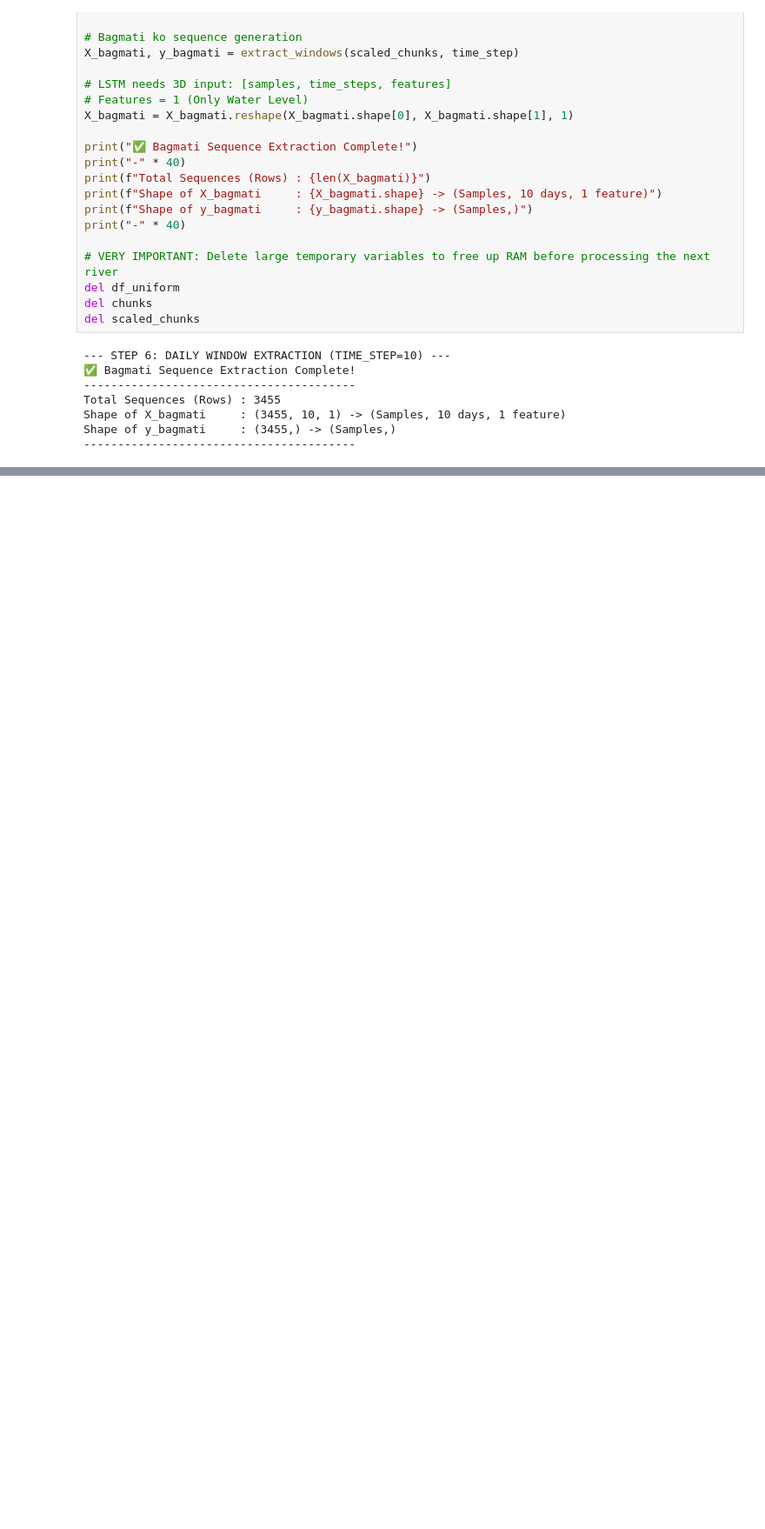
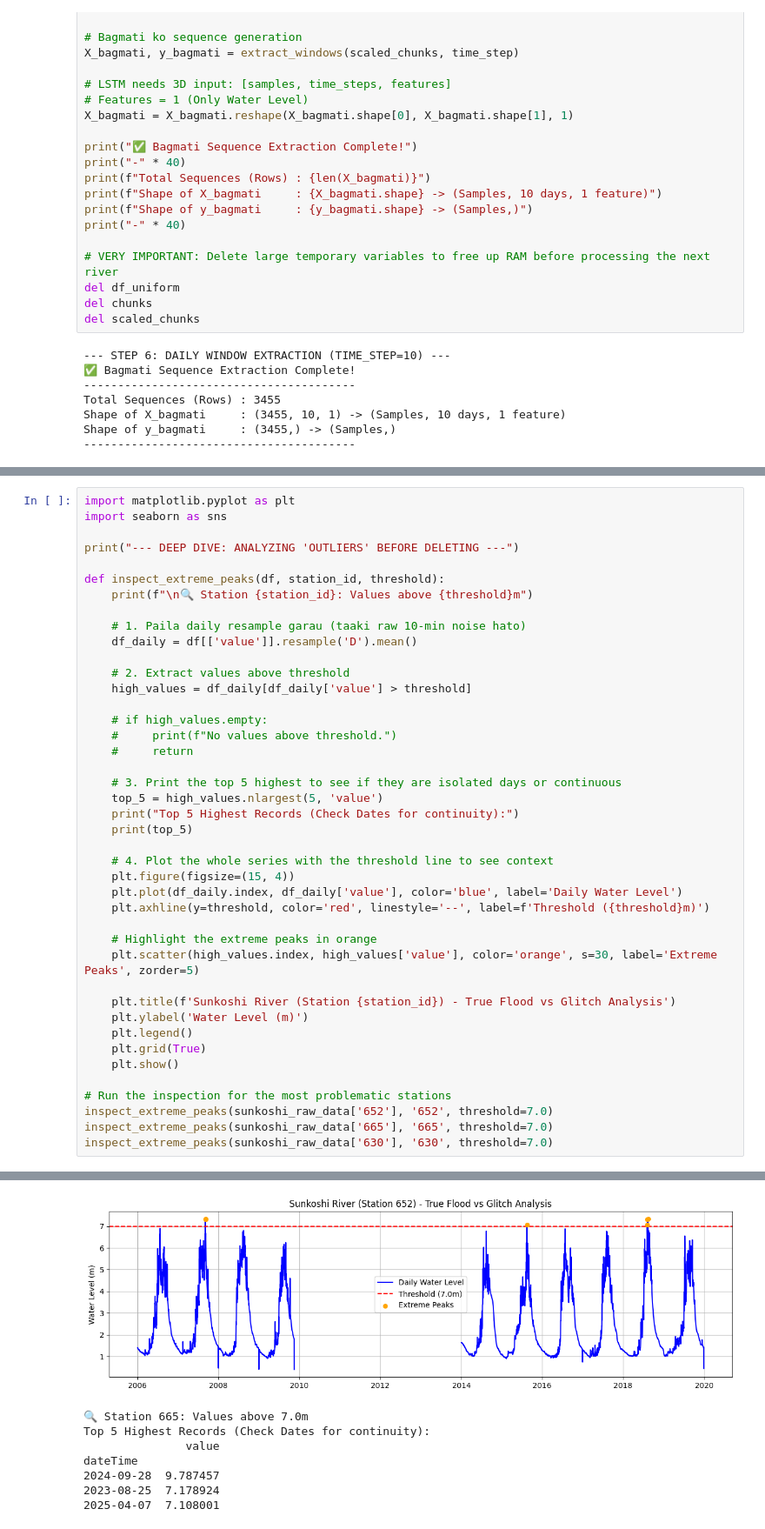
Before and after one commit to shishir881/Kamala-River-WaterLevel-Detection-RAN, a Jupyter notebook: cleaned data_base model/bagmati.ipynb, the cells around one changed output, grey strips where cells are left out. Shown at 87% size. Cells and saved outputs as stored; diff of their text form; blank space fills up the shorter version.

Commit message:
add sunkoshi data

```diff
--- a/cleaned data_base model/bagmati.ipynb
+++ b/cleaned data_base model/bagmati.ipynb
@@ -256,0 +351,43 @@ Shape of y_bagmati     : (3455,) -> (Samples,)
+# %%
+import matplotlib.pyplot as plt
+import seaborn as sns
+
+print("--- DEEP DIVE: ANALYZING 'OUTLIERS' BEFORE DELETING ---")
+
+def inspect_extreme_peaks(df, station_id, threshold):
+    print(f"\n🔍 Station {station_id}: Values above {threshold}m")
+
+    # 1. Paila daily resample garau (taaki raw 10-min noise hato)
+    df_daily = df[['value']].resample('D').mean()
+
+    # 2. Extract values above threshold
+    high_values = df_daily[df_daily['value'] > threshold]
+
+    # if high_values.empty:
+    #     print(f"No values above threshold.")
+    #     return
+
+    # 3. Print the top 5 highest to see if they are isolated days or continuous
+    top_5 = high_values.nlargest(5, 'value')
+    print("Top 5 Highest Records (Check Dates for continuity):")
+    print(top_5)
+
+    # 4. Plot the whole series with the threshold line to see context
+    plt.figure(figsize=(15, 4))
+    plt.plot(df_daily.index, df_daily['value'], color='blue', label='Daily Water Level')
+    plt.axhline(y=threshold, color='red', linestyle='--', label=f'Threshold ({threshold}m)')
+
+    # Highlight the extreme peaks in orange
+    plt.scatter(high_values.index, high_values['value'], color='orange', s=30, label='Extreme Peaks', zorder=5)
+
+    plt.title(f'Sunkoshi River (Station {station_id}) - True Flood vs Glitch Analysis')
+    plt.ylabel('Water Level (m)')
+    plt.legend()
+    plt.grid(True)
+    plt.show()
+
+# Run the inspection for the most problematic stations
+inspect_extreme_peaks(sunkoshi_raw_data['652'], '652', threshold=7.0)
+inspect_extreme_peaks(sunkoshi_raw_data['665'], '665', threshold=7.0)
+inspect_extreme_peaks(sunkoshi_raw_data['630'], '630', threshold=7.0)
+# %% [output]
@@ -256,0 +405,8 @@ Shape of y_bagmati     : (3455,) -> (Samples,)
+[figure, added]
+🔍 Station 665: Values above 7.0m
+Top 5 Highest Records (Check Dates for continuity):
+               value
+dateTime
+2024-09-28  9.787457
+2023-08-25  7.178924
+2025-04-07  7.108001
```
Also changed, not shown: parts of 6 cells of this notebook.
